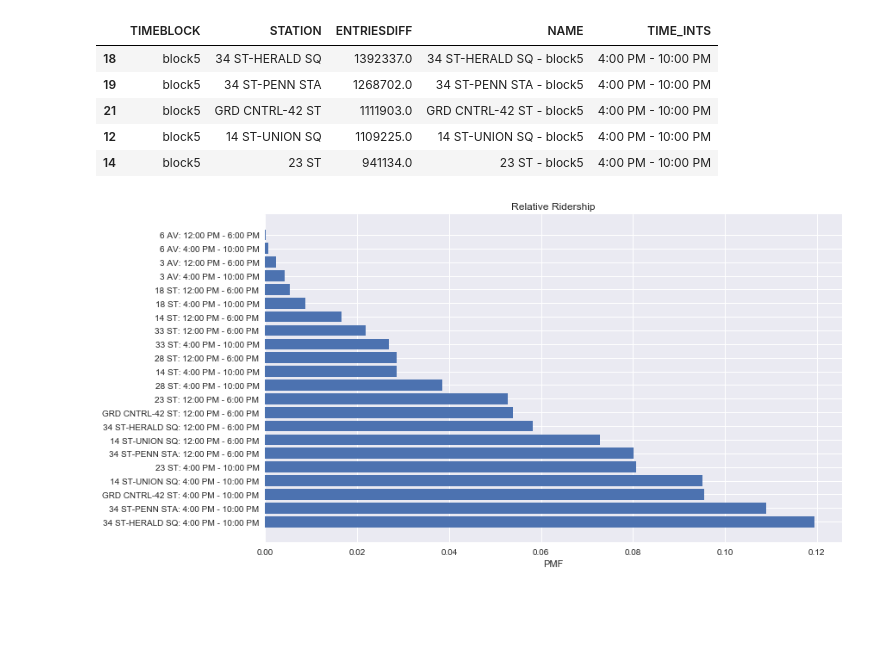
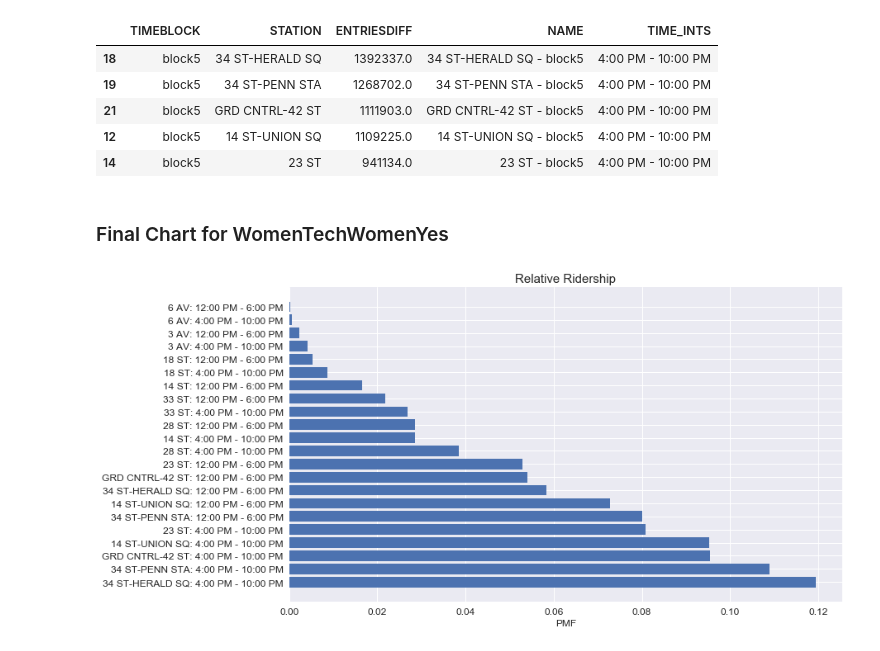
Before and after one commit to reichsmarc/mta_project, a Jupyter notebook: turnstile_cleaning.ipynb, the cells around one changed output. Cells and saved outputs as stored; diff of their text form; code cells hidden in the pictures; blank space fills up the shorter version.

```diff
--- a/turnstile_cleaning.ipynb
+++ b/turnstile_cleaning.ipynb
@@ -270,13 +270,20 @@ tbs.head()
 | 21 | block5 | GRD CNTRL-42 ST | 1111903.0 | GRD CNTRL-42 ST - block5 | 4:00 PM - 10:00 PM |
 | 12 | block5 | 14 ST-UNION SQ | 1109225.0 | 14 ST-UNION SQ - block5 | 4:00 PM - 10:00 PM |
 | 14 | block5 | 23 ST | 941134.0 | 23 ST - block5 | 4:00 PM - 10:00 PM |
+# %% [markdown]
+### Final Chart for WomenTechWomenYes
 # %%
 tbs.NAME = tbs.STATION + ': ' + tbs.TIME_INTS
+
 plt.figure(figsize=(12,7))
 plt.barh(labels, tbs.EntriesNorm, align='center')
-plt.yticks(labels, tbs.NAME)
-plt.xlabel("PMF")
-plt.title("Relative Ridership")
+plt.title("Relative Ridership",fontsize=15)
+
+plt.yticks(labels, tbs.NAME,fontsize=12)
+plt.xticks(fontsize=12)
+
+plt.xlabel("PMF",fontsize=12)
+
 plt.show()
 # %% [output]
-[figure, old version]
+[figure, new version]
```
